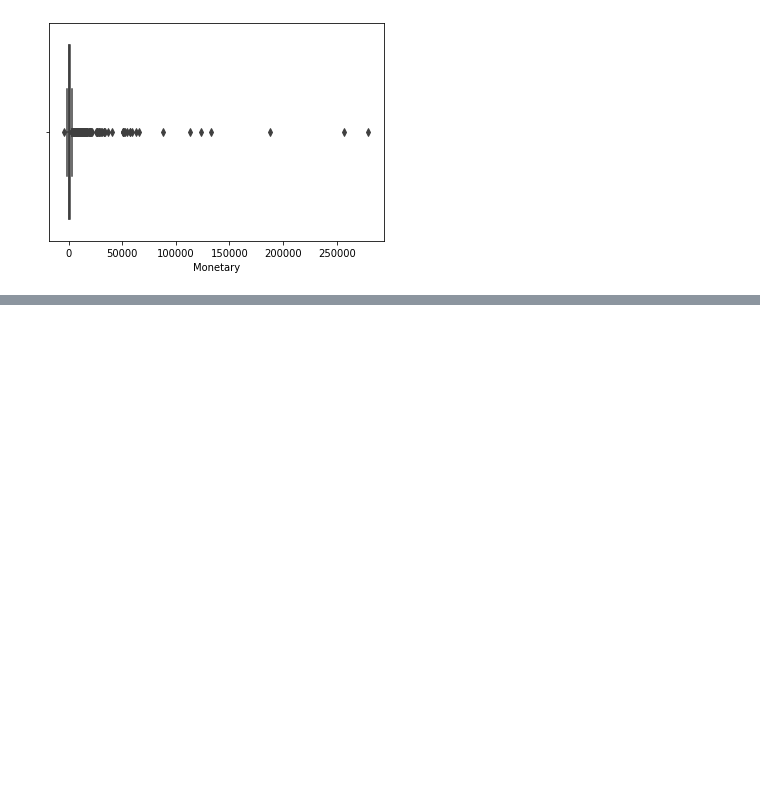
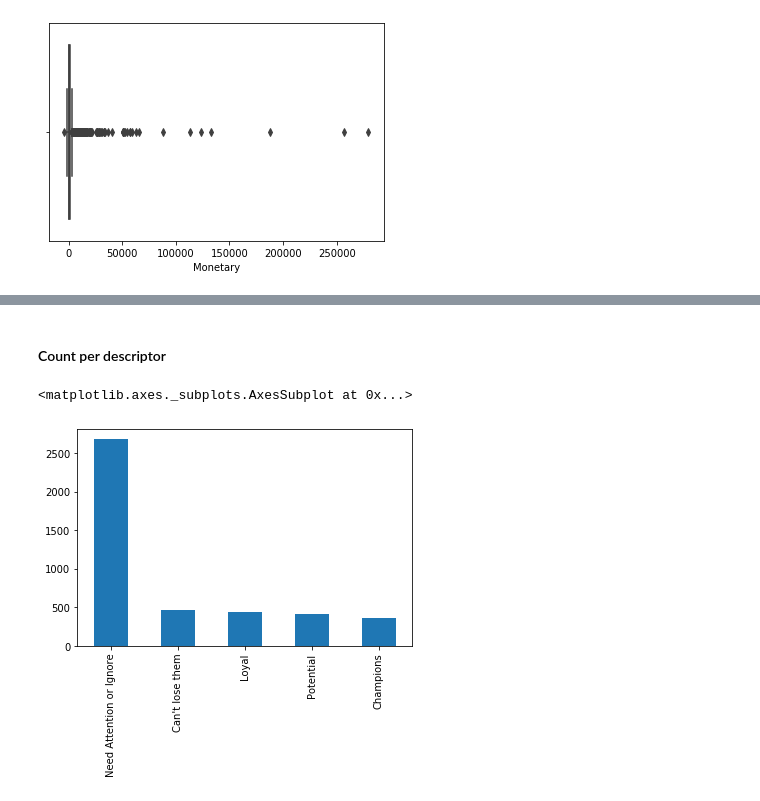
Before and after one commit to vincevertulfo/customer-segmentation, a Jupyter notebook: customer-segmentation.ipynb, the cells around one changed output, grey strips where cells are left out. Saved outputs shown, nothing was run; the diff lists cells and outputs as text; code cells hidden in the pictures; blank space fills up the shorter version.

```diff
--- a/customer-segmentation.ipynb
+++ b/customer-segmentation.ipynb
@@ -164,0 +167,7 @@ plt.show()
+# %%
+grouped_df['r_score'] = pd.qcut(grouped_df['Recency'], 4, ['1', '2', '3', '4'])
+grouped_df['f_score'] = pd.qcut(grouped_df['Frequency'], 4, ['4', '3', '2', '1'])
+grouped_df['m_score'] = pd.qcut(grouped_df['Monetary'], 4, ['4', '3', '2', '1'])
+# %%
+grouped_df['rfm_total'] = grouped_df['r_score'].astype(str) + grouped_df['f_score'].astype(str) + grouped_df['m_score'].astype(str)
+grouped_df['rfm_sum'] = grouped_df['r_score'].astype(int) + grouped_df['f_score'].astype(int) + grouped_df['m_score'].astype(int)
@@ -164,0 +192,16 @@ plt.show()
+# %%
+def add_descriptors(rfm_sum):
+    if(rfm_sum <= 3):
+        return "Can't lose them"
+    elif((rfm_sum <= 4) & (rfm_sum > 3)):
+        return "Champions"
+    elif((rfm_sum <= 5) & (rfm_sum > 4)):
+        return "Loyal"
+    elif((rfm_sum <= 6) & (rfm_sum > 5)):
+        return "Potential"
+    elif((rfm_sum <= 7) & (rfm_sum < 6)):
+        return "Promising"
+    else:
+        return "Need Attention or Ignore"
+# %%
+grouped_df['Descriptors'] = grouped_df['rfm_sum'].apply(lambda x: add_descriptors(x))
@@ -164,0 +218,7 @@ plt.show()
+# %% [markdown]
+#### Count per descriptor
+# %%
+grouped_df['Descriptors'].value_counts().plot(kind='bar')
+# %% [output]
+<matplotlib.axes._subplots.AxesSubplot at 0x...>
+[figure, added]
```
Also changed, not shown: parts of 24 cells of this notebook, 1 other file.
